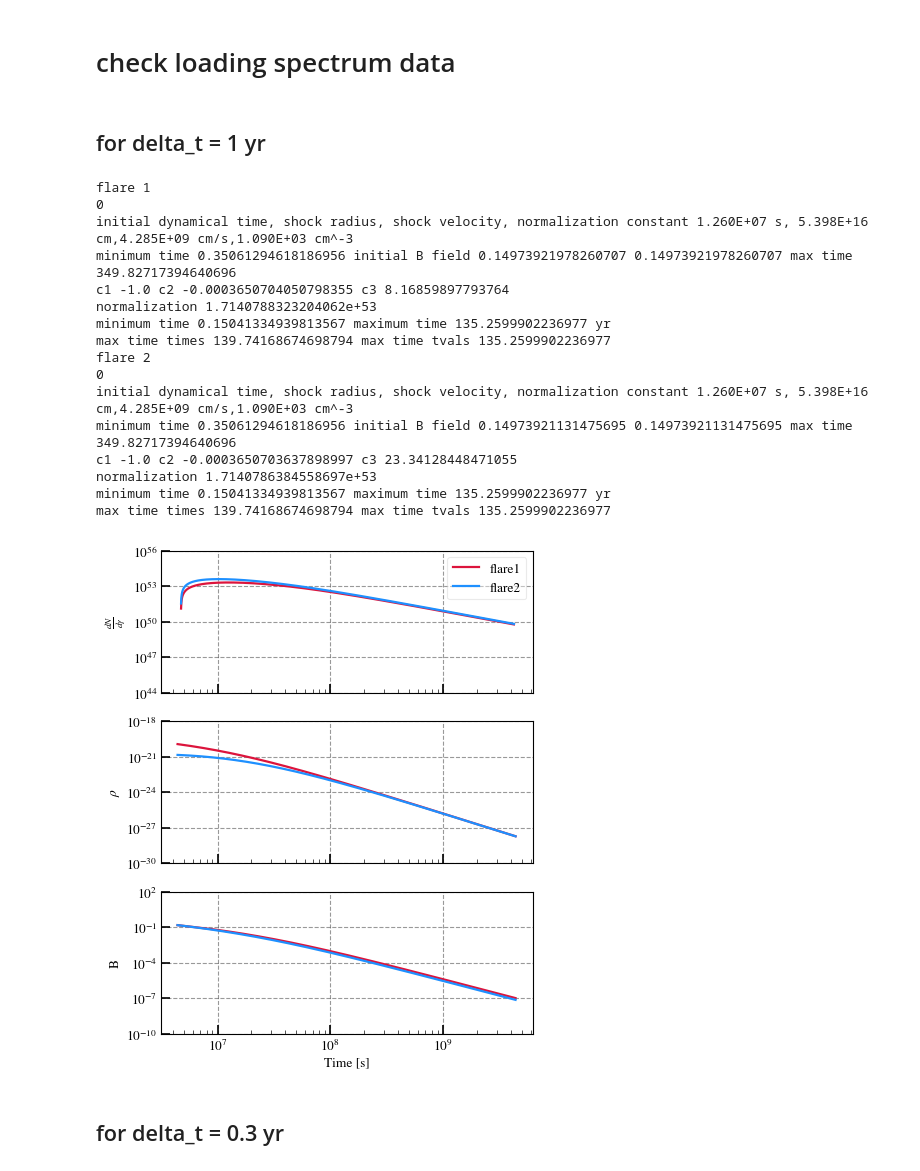
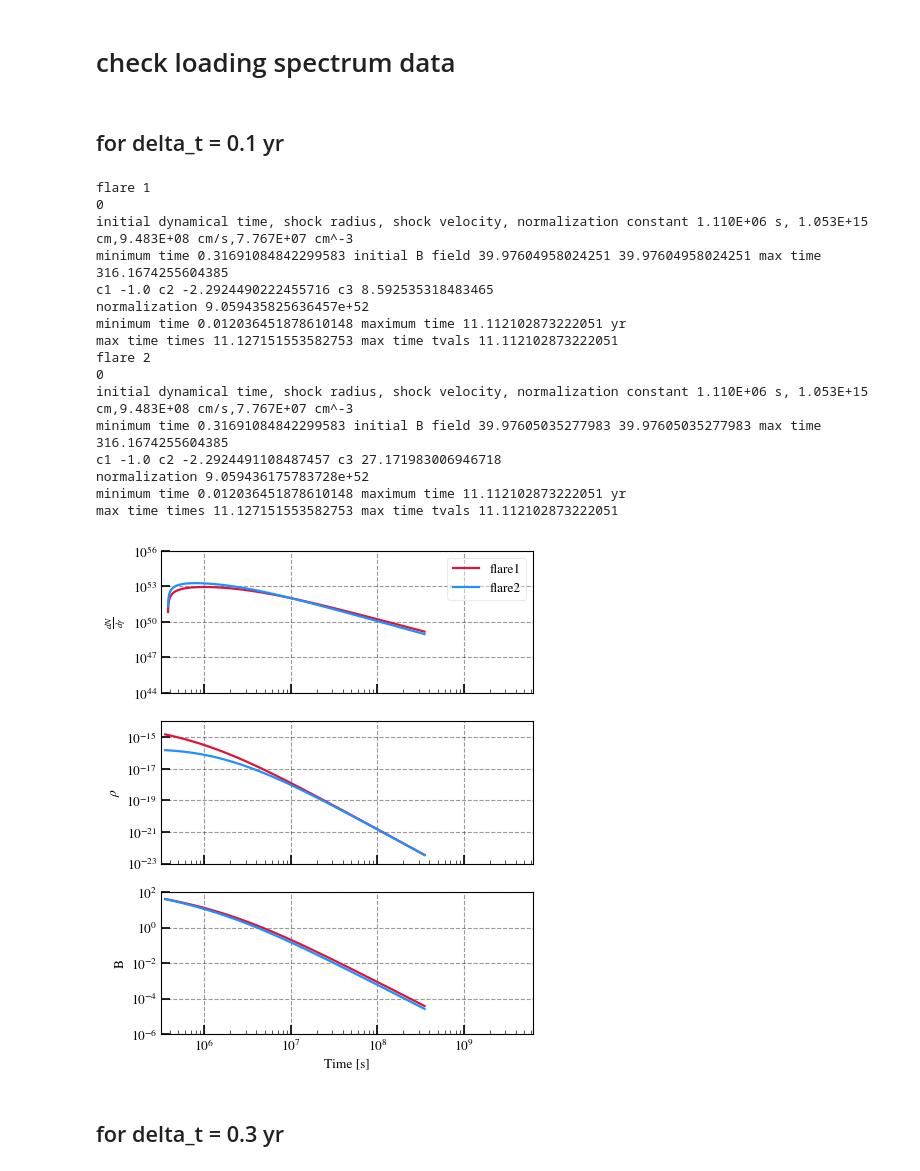
Before and after one commit to samanthacwu/Radio_Forward_Modeling, a Jupyter notebook: spectrum_evolution/check_spectrum_evol.ipynb, the cells around one changed output. Drawn from its saved outputs; the diff is of its cells as text; code cells hidden in the pictures.

```diff
--- a/spectrum_evolution/check_spectrum_evol.ipynb
+++ b/spectrum_evolution/check_spectrum_evol.ipynb
@@ -113,7 +114,7 @@ for deltat in deltat_vals:
     plt.xlabel('Time (s)')
     plt.ylabel('Density (g/cm$^3$)')
     plt.xlim(1e5,1e10)
-    plt.ylim(1e-28,2e-16)
+    plt.ylim(1e-28,2e-15)
     plt.xscale('log')
     plt.yscale('log')
     plt.legend()
@@ -245,9 +246,9 @@ plt.legend()
 # %% [markdown]
 # check loading spectrum data
 # %% [markdown]
-## for delta_t = 1 yr
+## for delta_t = 0.1 yr
 # %%
-data_dir='./evolve_spectrum_epsB_1e-2/shell_evolution_deltat_1yr/'
+data_dir='./evolve_spectrum_epsB_1e-1/shell_evolution_deltat_0.1yr/'
 flare1_dir = data_dir+'/flare1/'
 flare2_dir = data_dir+'/flare2/'
 # %%
@@ -264,8 +265,8 @@ Rsun = 6.96e10
 secinyear = 3.154e7
 secinday = 86400
 
-eps_B=0.01
-eps_E=0.01
+eps_B=0.1
+eps_E=0.1
 p=3
 
 def B(eps_B,rho,vel): #inputs in CGS
@@ -370,49 +371,49 @@ for flare,dNdgamma_dir in enumerate(dNdgamma_dir_list):
     tdyn_of_t_sim = dts/dt_scale_sim
 
     tvals_sec = tvals*tdyn_t0
     print('minimum time', tvals_sec[0]/secinyear,'maximum time', tvals_sec[-1]/secinyear, 'yr')
     print('max time times',times[-1]/secinyear,'max time tvals',tvals[-1]*tdyn_t0/secinyear)
     # print(dNdgamma_vals[:,0].shape,tvals.shape)
     ax[0].plot(tvals_sec,dNdgamma_vals[:,0],color=dict_colors[flare],ls=dict_linestyles[flare],label='flare'+str(flare+1))
 
     ax[1].plot(times,rho_of_t,color=dict_colors[flare],ls=dict_linestyles[flare])
     ax[2].plot(times,B_of_t,color=dict_colors[flare],ls=dict_linestyles[flare])
 ax[0].set_yscale('log')
 ax[1].set_yscale('log')
 ax[2].set_yscale('log')
 ax[2].set_xscale('log')
 # ax[2].set_xlim(1e-5,)
 ax[0].set_ylabel(r'$\frac{dN}{d\gamma}$')
 ax[1].set_ylabel(r'$\rho$')
 ax[2].set_ylabel(r'B')
 ax[2].set_xlabel('Time [s]')
 ax[0].grid()
 ax[1].grid()
 ax[2].grid()
 ax[0].set_ylim(1e44,1e56)
-ax[1].set_ylim(1e-30,1e-18)
-ax[2].set_ylim(1e-10,1e2)
-ax[2].set_xlim(1e-1*secinyear,200*secinyear)
+ax[1].set_ylim(1e-23,1e-14)
+ax[2].set_ylim(1e-6,1e2)
+ax[2].set_xlim(1e-2*secinyear,200*secinyear)
 ax[0].legend()
 plt.savefig(data_dir+'dNdgamma_rho_B.png',bbox_inches='tight',transparent=False,facecolor='white')
 # %% [output]
 flare 1
 0
-initial dynamical time, shock radius, shock velocity, normalization constant 1.260E+07 s, 5.398E+16 cm,4.285E+09 cm/s,1.090E+03 cm^-3
-minimum time 0.35061294618186956 initial B field 0.14973921978260707 0.14973921978260707 max time 349.82717394640696
-c1 -1.0 c2 -0.0003650704050798355 c3 8.16859897793764
-normalization 1.7140788323204062e+53
-minimum time 0.15041334939813567 maximum time 135.2599902236977 yr
-max time times 139.74168674698794 max time tvals 135.2599902236977
+initial dynamical time, shock radius, shock velocity, normalization constant 1.110E+06 s, 1.053E+15 cm,9.483E+08 cm/s,7.767E+07 cm^-3
+minimum time 0.31691084842299583 initial B field 39.97604958024251 39.97604958024251 max time 316.1674255604385
+c1 -1.0 c2 -2.2924490222455716 c3 8.592535318483465
+normalization 9.059435825636457e+52
+minimum time 0.012036451878610148 maximum time 11.112102873222051 yr
+max time times 11.127151553582753 max time tvals 11.112102873222051
 flare 2
 0
-initial dynamical time, shock radius, shock velocity, normalization constant 1.260E+07 s, 5.398E+16 cm,4.285E+09 cm/s,1.090E+03 cm^-3
-minimum time 0.35061294618186956 initial B field 0.14973921131475695 0.14973921131475695 max time 349.82717394640696
-c1 -1.0 c2 -0.0003650703637898997 c3 23.34128448471055
-normalization 1.7140786384558697e+53
-minimum time 0.15041334939813567 maximum time 135.2599902236977 yr
-max time times 139.74168674698794 max time tvals 135.2599902236977
+initial dynamical time, shock radius, shock velocity, normalization constant 1.110E+06 s, 1.053E+15 cm,9.483E+08 cm/s,7.767E+07 cm^-3
+minimum time 0.31691084842299583 initial B field 39.97605035277983 39.97605035277983 max time 316.1674255604385
+c1 -1.0 c2 -2.2924491108487457 c3 27.171983006946718
+normalization 9.059436175783728e+52
+minimum time 0.012036451878610148 maximum time 11.112102873222051 yr
+max time times 11.127151553582753 max time tvals 11.112102873222051
-[figure, old version]
+[figure, new version]
 # %% [markdown]
 ## for delta_t = 0.3 yr
 # %%
```
Also changed, not shown: parts of 91 cells of this notebook, 17 other files.
